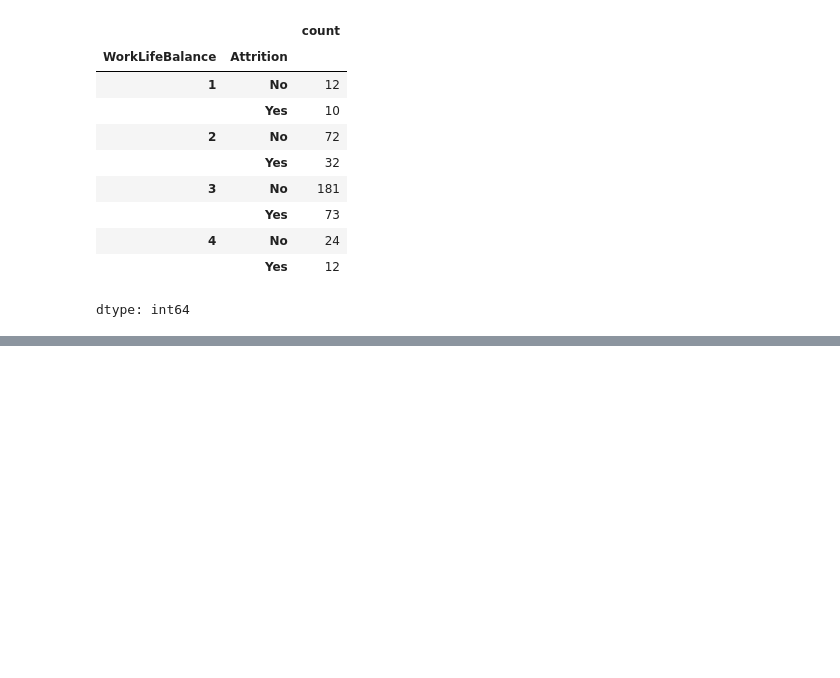
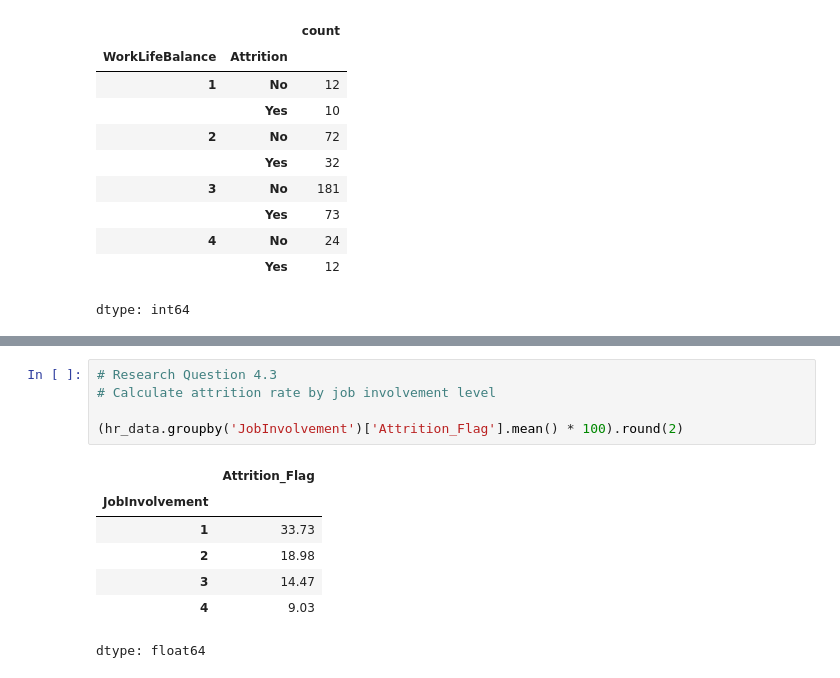
Before and after one commit to Jamieho1602/IBM-HR-Analytics-Overview, a Jupyter notebook: IBM_HR_Analytics.ipynb, the cells around one changed output, grey strips where cells are left out. Cells and saved outputs as stored; diff of their text form; blank space fills up the shorter version.

```diff
--- a/IBM_HR_Analytics.ipynb
+++ b/IBM_HR_Analytics.ipynb
@@ -1004,0 +888,13 @@ HR should investigate workload, overtime requirements and work-life balance, par
+# %%
+# Research Question 4.3
+# Calculate attrition rate by job involvement level
+
+(hr_data.groupby('JobInvolvement')['Attrition_Flag'].mean() * 100).round(2)
+# %% [output]
+|  | Attrition_Flag |
+| JobInvolvement |  |
+| 1 | 33.73 |
+| 2 | 18.98 |
+| 3 | 14.47 |
+| 4 | 9.03 |
+dtype: float64
```
Also changed, not shown: parts of 86 cells of this notebook.
